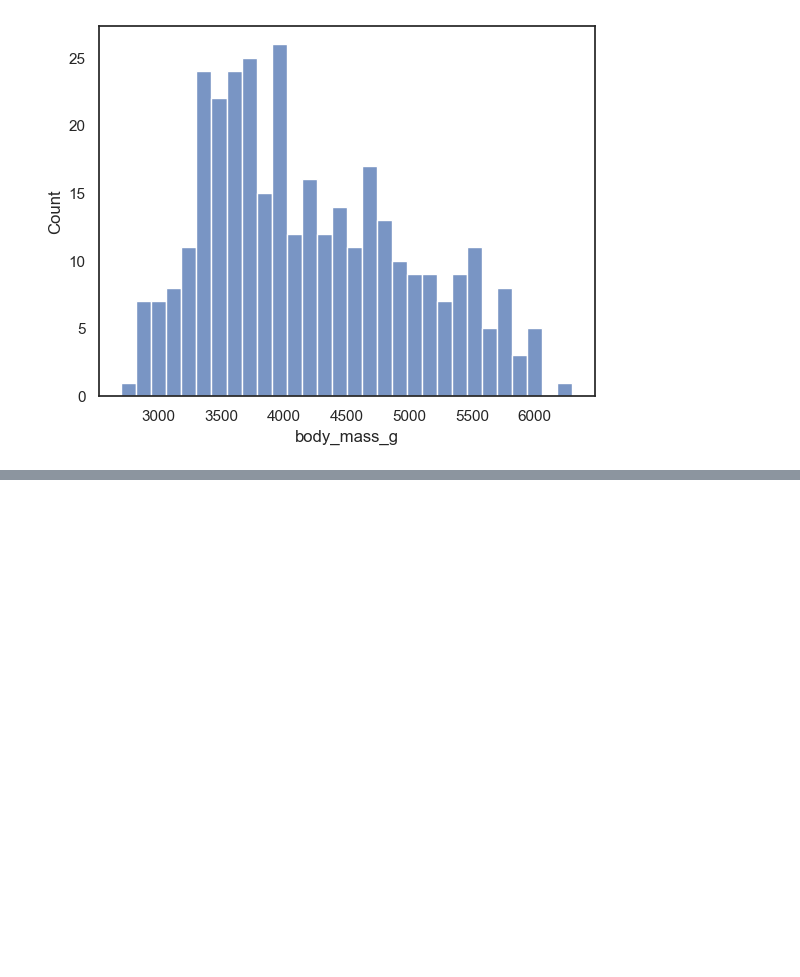
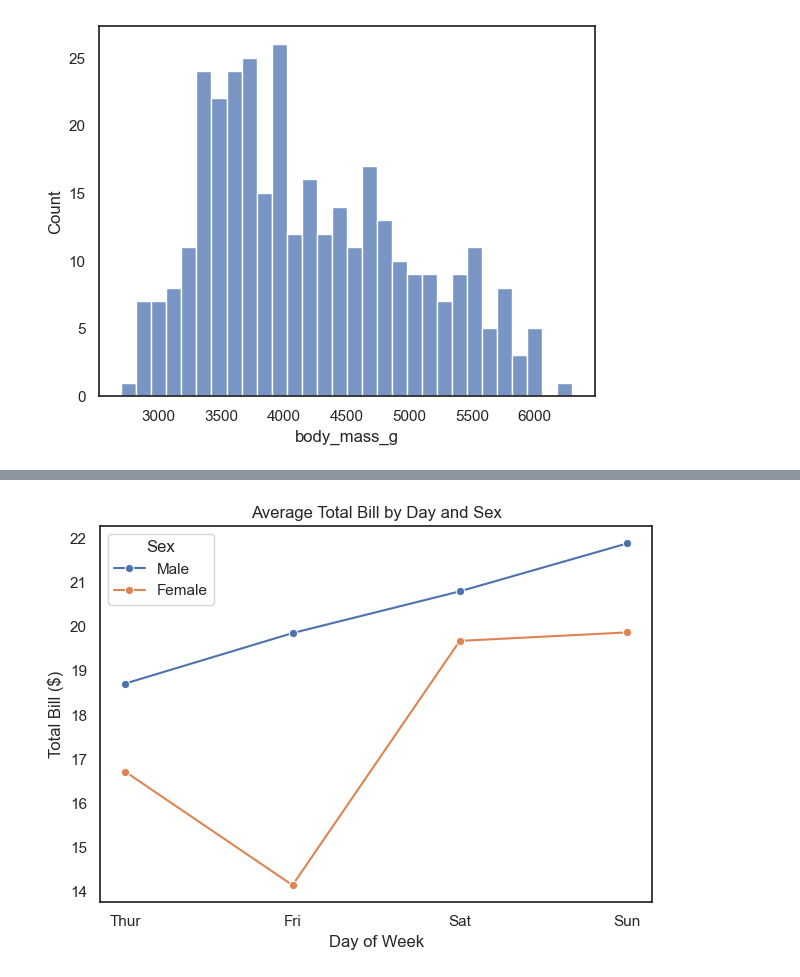
Before and after one commit to PritishMandal/AI-ML-Learning, a Jupyter notebook: Data Visualization-2/Histogram/seaborn.ipynb, the cells around one changed output, grey strips where cells are left out. Saved outputs shown, nothing was run; the diff lists cells and outputs as text; code cells hidden in the pictures; blank space fills up the shorter version.

Commit message:
Complete data visualisation

```diff
--- a/Data Visualization-2/Histogram/seaborn.ipynb
+++ b/Data Visualization-2/Histogram/seaborn.ipynb
@@ -133,0 +150,24 @@ plt.show()
+# %%
+# Recommended approach
+fig, ax = plt.subplots()
+
+sns.lineplot(
+    data=tips,
+    x="day",
+    y="total_bill",
+    hue="sex",
+    marker="o",
+    errorbar=None,
+    ax=ax
+)
+
+ax.set_title("Average Total Bill by Day and Sex")
+ax.set_xlabel("Day of Week")
+ax.set_ylabel("Total Bill ($)")
+
+ax.legend(title="Sex")
+plt.tight_layout()
+
+plt.show()
+# %% [output]
+[figure, added]
```
Also changed, not shown: parts of 1 cell of this notebook.
